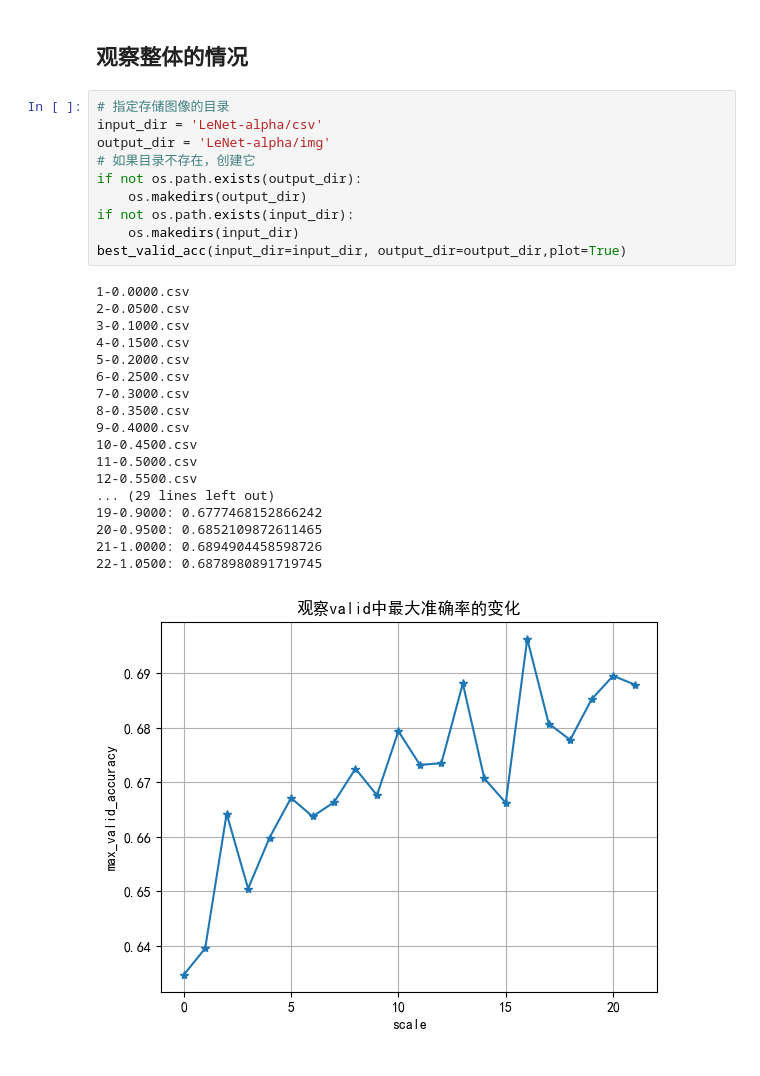
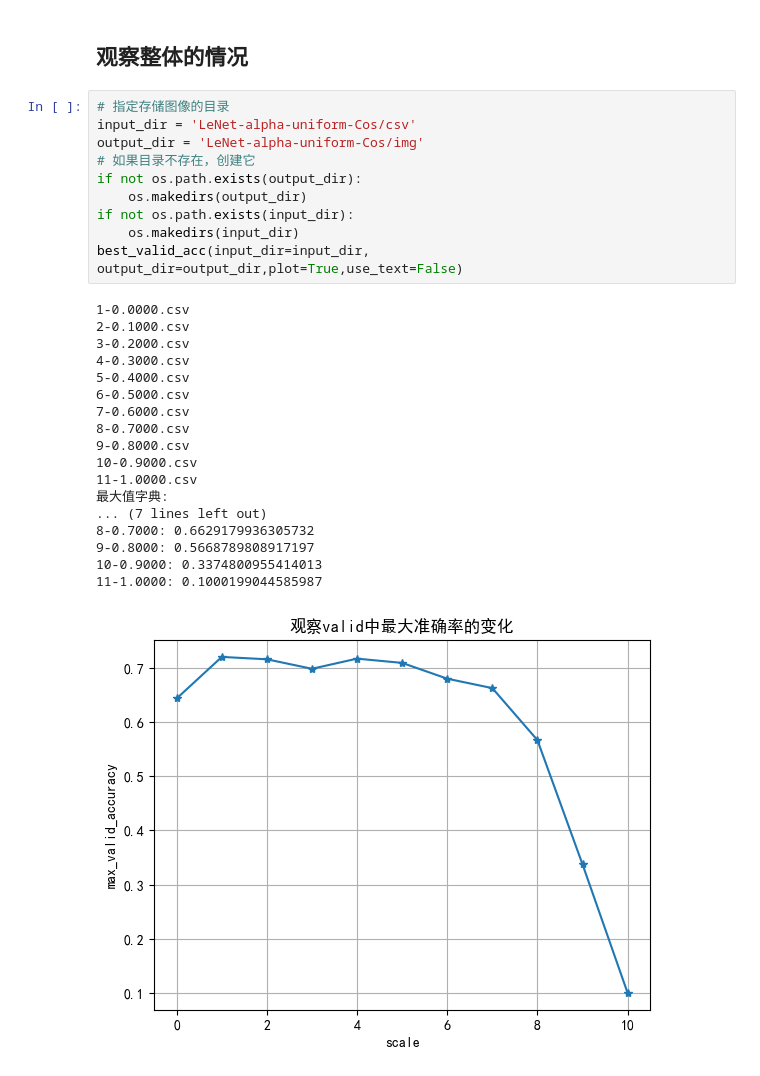
Before and after one commit to a-green-hand-jack/Benign-Overfitting, a Jupyter notebook: Success/Mix-up/准确率变化.ipynb, the cells around one changed output. Drawn from its saved outputs; the diff is of its cells as text.

```diff
--- a/Success/Mix-up/准确率变化.ipynb
+++ b/Success/Mix-up/准确率变化.ipynb
@@ -50,30 +50,30 @@ best_valid_acc(input_dir=input_dir, output_dir=output_dir, plot=True)
 ## 观察整体的情况
 # %%
 # 指定存储图像的目录
-input_dir = 'LeNet-alpha/csv'
-output_dir = 'LeNet-alpha/img'
+input_dir = 'LeNet-alpha-uniform-Cos/csv'
+output_dir = 'LeNet-alpha-uniform-Cos/img'
 # 如果目录不存在，创建它
 if not os.path.exists(output_dir):
     os.makedirs(output_dir)
 if not os.path.exists(input_dir):
     os.makedirs(input_dir)
-best_valid_acc(input_dir=input_dir, output_dir=output_dir,plot=True)
+best_valid_acc(input_dir=input_dir, output_dir=output_dir,plot=True,use_text=False)
 # %% [output]
 1-0.0000.csv
-2-0.0500.csv
-3-0.1000.csv
-4-0.1500.csv
-5-0.2000.csv
-6-0.2500.csv
-7-0.3000.csv
-8-0.3500.csv
-9-0.4000.csv
-10-0.4500.csv
-11-0.5000.csv
-12-0.5500.csv
-... (29 lines left out)
-19-0.9000: 0.6777468152866242
-20-0.9500: 0.6852109872611465
-21-1.0000: 0.6894904458598726
-22-1.0500: 0.6878980891719745
+2-0.1000.csv
+3-0.2000.csv
+4-0.3000.csv
+5-0.4000.csv
+6-0.5000.csv
+7-0.6000.csv
+8-0.7000.csv
+9-0.8000.csv
+10-0.9000.csv
+11-1.0000.csv
+最大值字典:
+... (7 lines left out)
+8-0.7000: 0.6629179936305732
+9-0.8000: 0.5668789808917197
+10-0.9000: 0.3374800955414013
+11-1.0000: 0.1000199044585987
-[figure, old version]
+[figure, new version]
```
Also changed, not shown: parts of 3 cells of this notebook, 6 other files.
